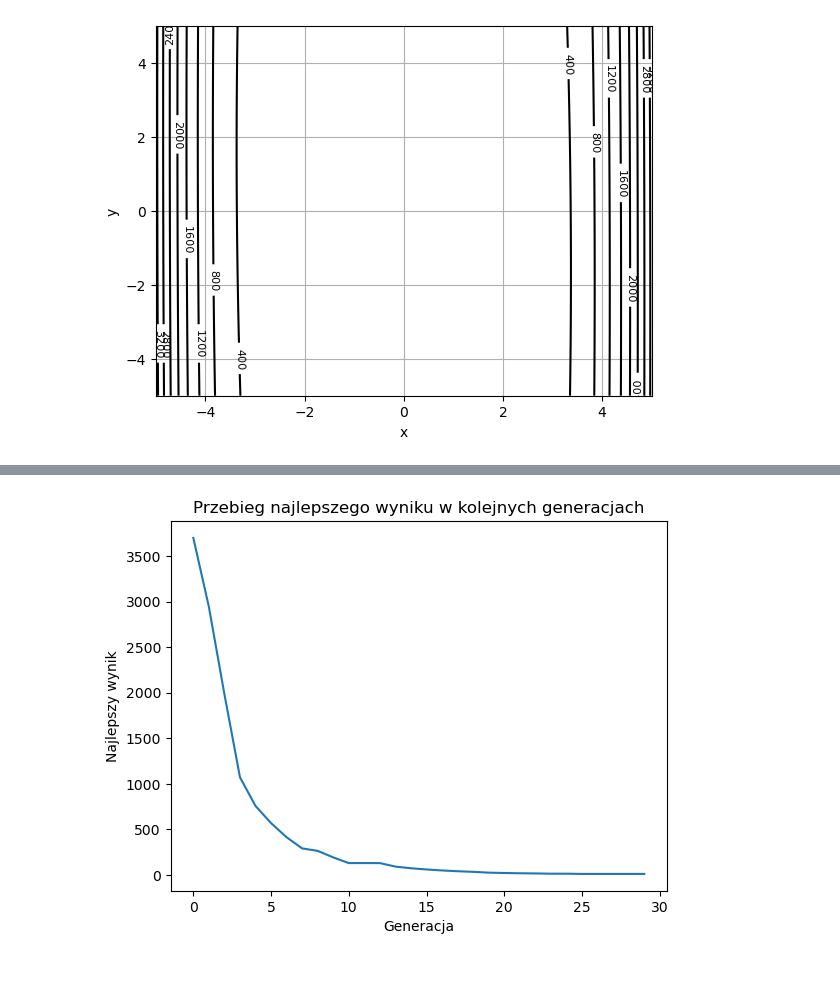
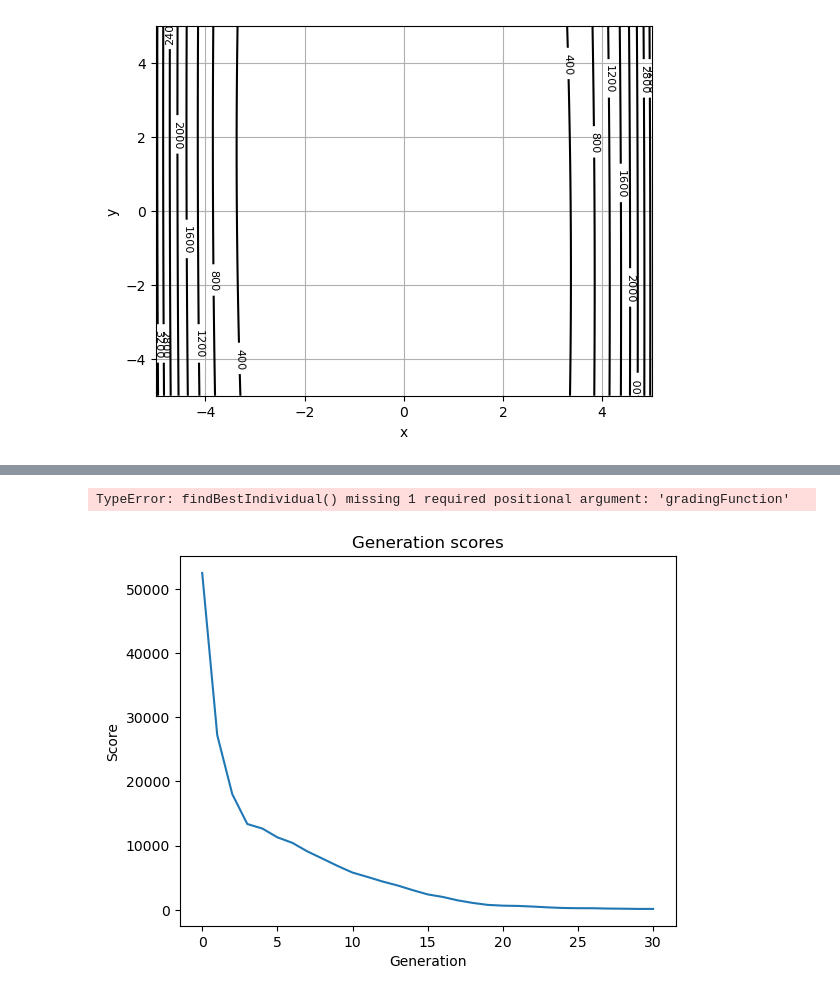
Before and after one commit to Wojtekpob/AI-algorithms, a Jupyter notebook: lab2_algorytmy_ewolucyjne/zad2.ipynb, the cells around one changed output, grey strips where cells are left out. Cells and saved outputs as stored; diff of their text form; code cells hidden in the pictures.

Commit message:
added grading function to some functions to make the algorithm universal for all problems.

```diff
--- a/lab2_algorytmy_ewolucyjne/zad2.ipynb
+++ b/lab2_algorytmy_ewolucyjne/zad2.ipynb
@@ -79,15 +79,15 @@ def generateRandomPopulation(size, D):
 def isOutOfRange(individual, D):
     return individual[0] <= D[0] or individual[0] >= D[1] or individual[1] <= D[0] or individual[1] >= D[1] or individual[2] <= D[0] or individual[2] >= D[1] or individual[3] <= D[0] or individual[3] >= D[1]
 # %%
-def gradeIndividual(individual,D):
+def gradeIndividual(individual, D, gradingFunction):
     # if isOutOfRange(individual, D):
     #     # return 99999 * D[1] - np.absolute(sumF1F2(individual))
     #     return 1000
-    return sumF1F2(individual)
+    return gradingFunction(individual)
 # %%
-def gradePopulation(population,D):
+def gradePopulation(population,D,gradingFunction):
     sum = 0
     for individual in population:
-        sum += gradeIndividual(individual,D)
+        sum += gradeIndividual(individual,D,gradingFunction)
     return sum
 # %%
@@ -243,11 +217,21 @@ Epoch: 9 Best individual: [ 2.8865833   2.56554395 -1.39478123 -0.06827399], F(b
+# %%
+D=[-5,5]
+size=80
+step=5
+crossingProbability=0.8
+sigma=0.1
+generations=30
+printPlots(generations,D,size,step,crossingProbability,sigma)
+# %% [output]
+TypeError: findBestIndividual() missing 1 required positional argument: 'gradingFunction'
 # %%
 # Wektor wyników w danej generacji
-wyniki_danej_generacji = [gradePopulation(findBestIndividuals(item,30,D),D) for item in epochs]
+wyniki_danej_generacji = [gradePopulation(item,D) for item in epochs]
 
 plt.plot(wyniki_danej_generacji)
-plt.xlabel('Generacja')
-plt.ylabel('Najlepszy wynik')
-plt.title('Przebieg najlepszego wyniku w kolejnych generacjach')
+plt.xlabel('Generation')
+plt.ylabel('Score')
+plt.title('Generation scores')
 plt.show()
 # %% [output]
-[figure, old version]
+[figure, new version]
```
Also changed, not shown: parts of 10 cells of this notebook.
